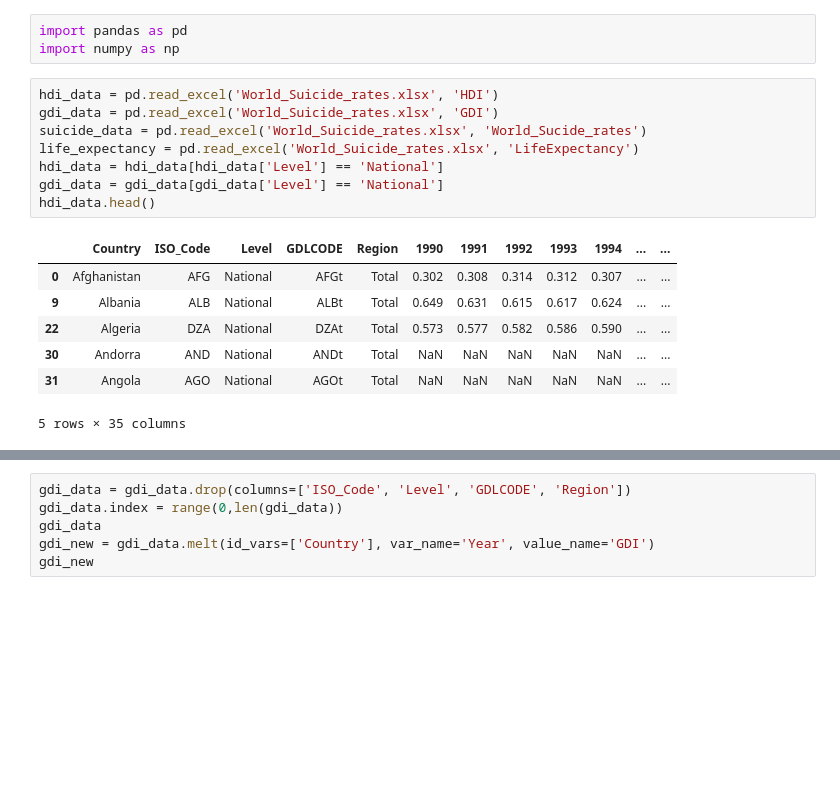
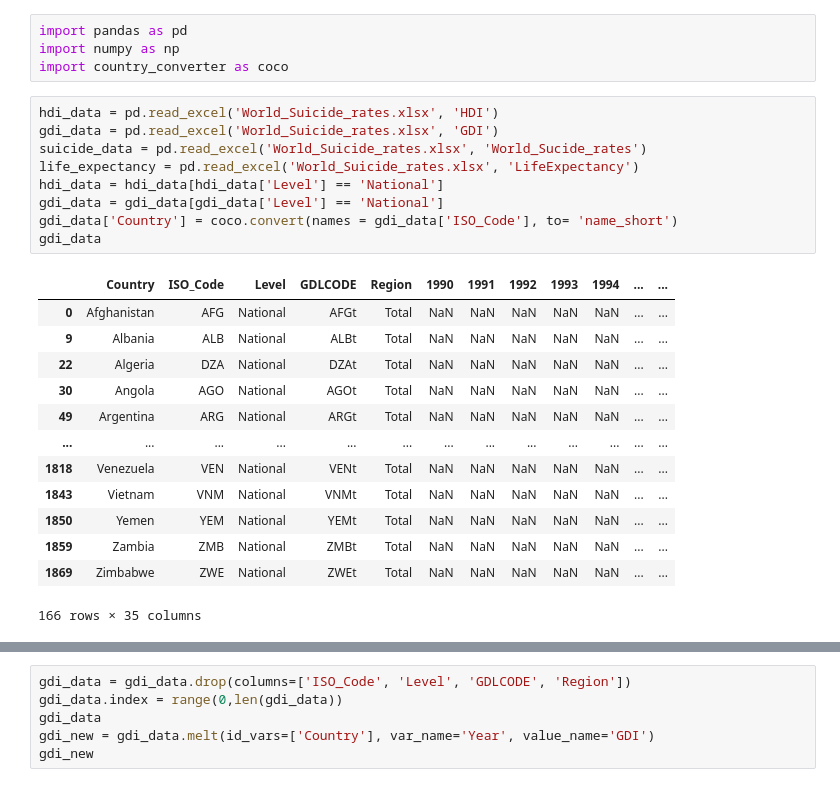
Before and after one commit to HowardKim/571-viz, a Jupyter notebook: data-eng.ipynb, the cells around one changed output, grey strips where cells are left out. Saved outputs shown, nothing was run; the diff lists cells and outputs as text; blank space fills up the shorter version.

Commit message:
Used country code converter

```diff
--- a/data-eng.ipynb
+++ b/data-eng.ipynb
@@ -1,19 +1,27 @@
 # %%
 import pandas as pd
 import numpy as np
+import country_converter as coco
 # %%
 hdi_data = pd.read_excel('World_Suicide_rates.xlsx', 'HDI')
 gdi_data = pd.read_excel('World_Suicide_rates.xlsx', 'GDI')
 suicide_data = pd.read_excel('World_Suicide_rates.xlsx', 'World_Sucide_rates')
 life_expectancy = pd.read_excel('World_Suicide_rates.xlsx', 'LifeExpectancy')
 hdi_data = hdi_data[hdi_data['Level'] == 'National']
 gdi_data = gdi_data[gdi_data['Level'] == 'National']
-hdi_data.head()
+gdi_data['Country'] = coco.convert(names = gdi_data['ISO_Code'], to= 'name_short')
+gdi_data
 # %% [output]
 |  | Country | ISO_Code | Level | GDLCODE | Region | 1990 | 1991 | 1992 | 1993 | 1994 | ... | ... |
-| 0 | Afghanistan | AFG | National | AFGt | Total | 0.302 | 0.308 | 0.314 | 0.312 | 0.307 | ... | ... |
-| 9 | Albania | ALB | National | ALBt | Total | 0.649 | 0.631 | 0.615 | 0.617 | 0.624 | ... | ... |
-| 22 | Algeria | DZA | National | DZAt | Total | 0.573 | 0.577 | 0.582 | 0.586 | 0.590 | ... | ... |
-| 30 | Andorra | AND | National | ANDt | Total | NaN | NaN | NaN | NaN | NaN | ... | ... |
-| 31 | Angola | AGO | National | AGOt | Total | NaN | NaN | NaN | NaN | NaN | ... | ... |
+| 0 | Afghanistan | AFG | National | AFGt | Total | NaN | NaN | NaN | NaN | NaN | ... | ... |
+| 9 | Albania | ALB | National | ALBt | Total | NaN | NaN | NaN | NaN | NaN | ... | ... |
+| 22 | Algeria | DZA | National | DZAt | Total | NaN | NaN | NaN | NaN | NaN | ... | ... |
+| 30 | Angola | AGO | National | AGOt | Total | NaN | NaN | NaN | NaN | NaN | ... | ... |
+| 49 | Argentina | ARG | National | ARGt | Total | NaN | NaN | NaN | NaN | NaN | ... | ... |
+| ... | ... | ... | ... | ... | ... | ... | ... | ... | ... | ... | ... | ... |
+| 1818 | Venezuela | VEN | National | VENt | Total | NaN | NaN | NaN | NaN | NaN | ... | ... |
+| 1843 | Vietnam | VNM | National | VNMt | Total | NaN | NaN | NaN | NaN | NaN | ... | ... |
+| 1850 | Yemen | YEM | National | YEMt | Total | NaN | NaN | NaN | NaN | NaN | ... | ... |
+| 1859 | Zambia | ZMB | National | ZMBt | Total | NaN | NaN | NaN | NaN | NaN | ... | ... |
+| 1869 | Zimbabwe | ZWE | National | ZWEt | Total | NaN | NaN | NaN | NaN | NaN | ... | ... |
-5 rows × 35 columns
+166 rows × 35 columns
```
Also changed, not shown: parts of 6 cells of this notebook, 3 other files.
